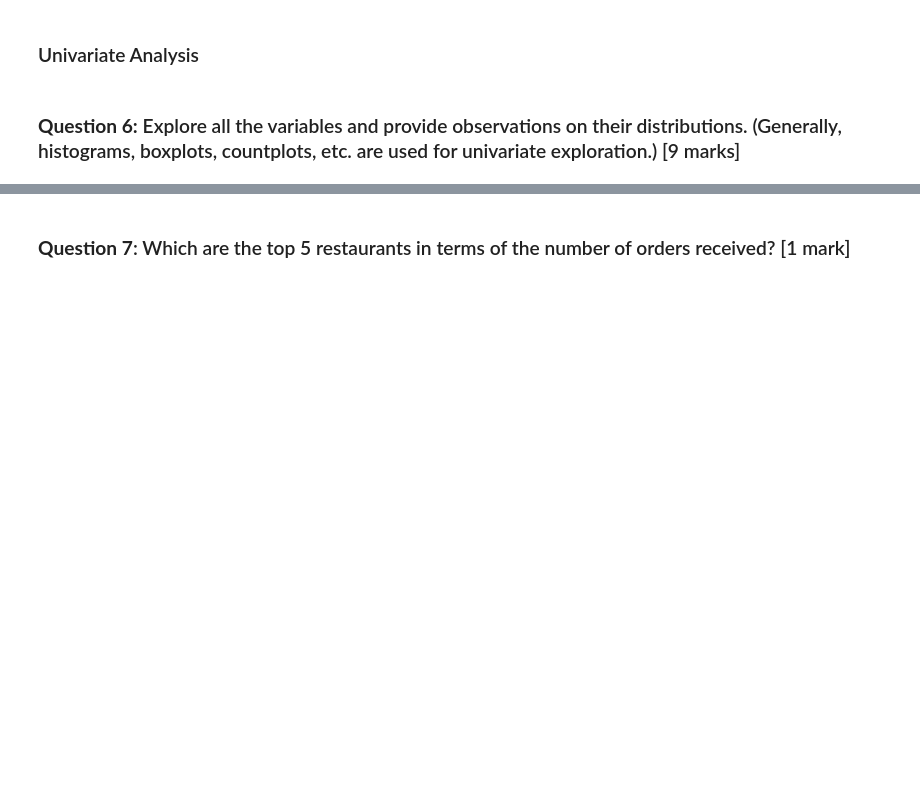
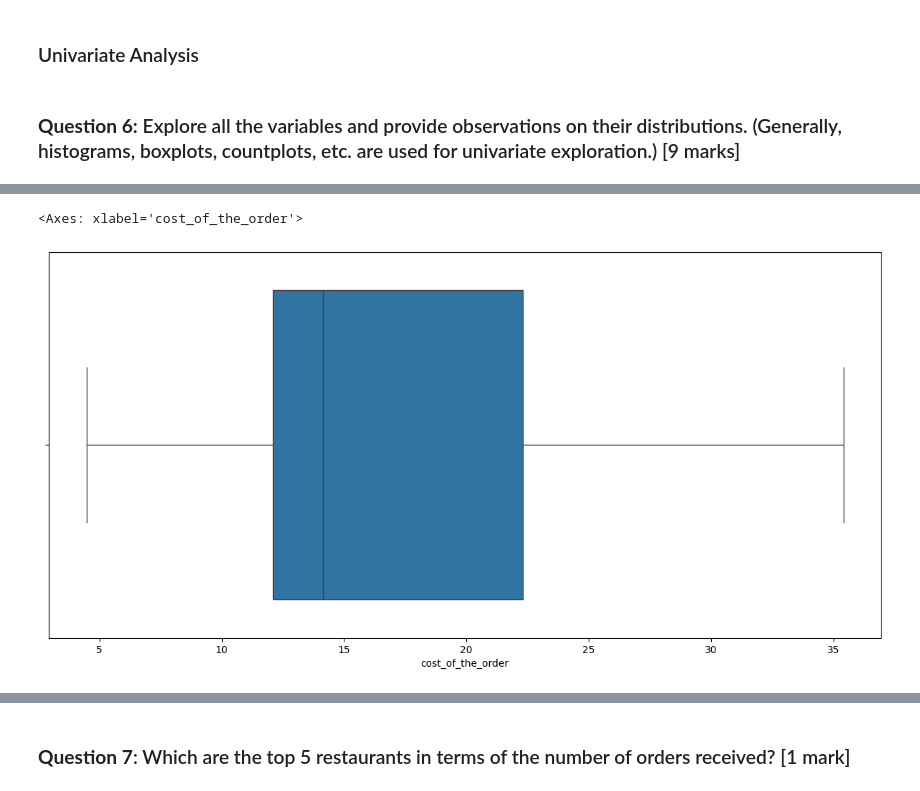
Before and after one commit to Vijayalakshmitce/8-2-demo, a Jupyter notebook: PYF_Project_Learner_Notebook_Full_Code.ipynb, the cells around one changed output, grey strips where cells are left out. Saved outputs shown, nothing was run; the diff lists cells and outputs as text; code cells hidden in the pictures; blank space fills up the shorter version.

```diff
--- a/PYF_Project_Learner_Notebook_Full_Code.ipynb
+++ b/PYF_Project_Learner_Notebook_Full_Code.ipynb
@@ -176,0 +273,6 @@ df.describe().T
+# %%
+plt.figure(figsize=(15,7))
+sns.boxplot(df,x='cost_of_the_order')
+# %% [output]
+<Axes: xlabel='cost_of_the_order'>
+[figure, added]
```
Also changed, not shown: parts of 29 cells of this notebook.
